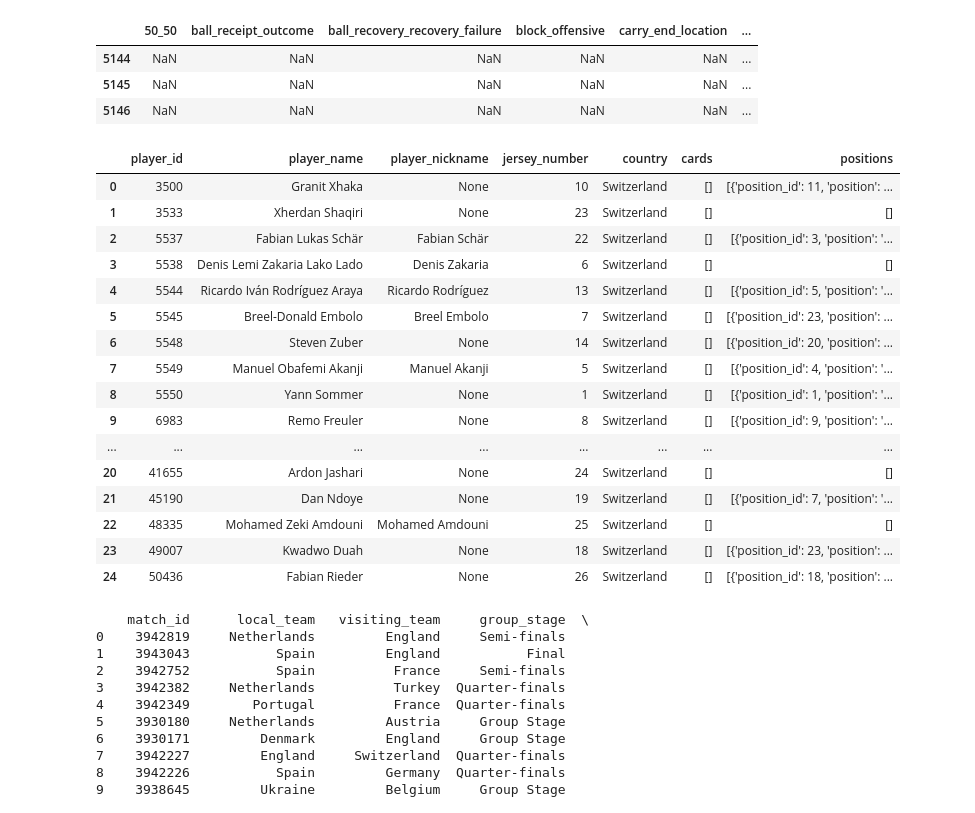
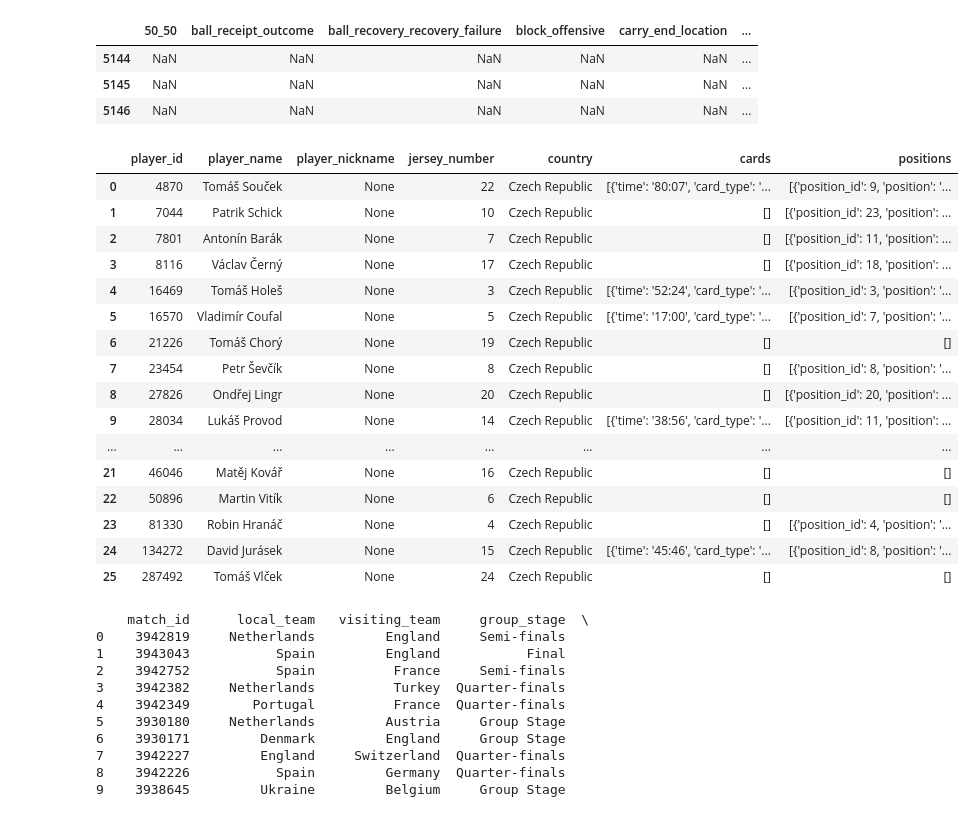
Before and after one commit to Khalil2506/-euro-2024-Data-Analysis, a Jupyter notebook: test.ipynb, the cells around one changed output. Drawn from its saved outputs; the diff is of its cells as text; code cells hidden in the pictures.

```diff
--- a/test.ipynb
+++ b/test.ipynb
@@ -140,26 +141,26 @@ events_euro[events_euro['shot_type']=='Penalty'].head(3)
 | 5145 | NaN | NaN | NaN | NaN | NaN | ... |
 | 5146 | NaN | NaN | NaN | NaN | NaN | ... |
 # %%
-f_euro_p = sb.lineups(match_id=3940878)['Switzerland']
+f_euro_p = sb.lineups(match_id=3938642)['Czech Republic']
 f_euro_p
 # %% [output]
 |  | player_id | player_name | player_nickname | jersey_number | country | cards | positions |
-| 0 | 3500 | Granit Xhaka | None | 10 | Switzerland | [] | [{'position_id': 11, 'position': ... |
-| 1 | 3533 | Xherdan Shaqiri | None | 23 | Switzerland | [] | [] |
-| 2 | 5537 | Fabian Lukas Schär | Fabian Schär | 22 | Switzerland | [] | [{'position_id': 3, 'position': '... |
-| 3 | 5538 | Denis Lemi Zakaria Lako Lado | Denis Zakaria | 6 | Switzerland | [] | [] |
-| 4 | 5544 | Ricardo Iván Rodríguez Araya | Ricardo Rodríguez | 13 | Switzerland | [] | [{'position_id': 5, 'position': '... |
-| 5 | 5545 | Breel-Donald Embolo | Breel Embolo | 7 | Switzerland | [] | [{'position_id': 23, 'position': ... |
-| 6 | 5548 | Steven Zuber | None | 14 | Switzerland | [] | [{'position_id': 20, 'position': ... |
-| 7 | 5549 | Manuel Obafemi Akanji | Manuel Akanji | 5 | Switzerland | [] | [{'position_id': 4, 'position': '... |
-| 8 | 5550 | Yann Sommer | None | 1 | Switzerland | [] | [{'position_id': 1, 'position': '... |
-| 9 | 6983 | Remo Freuler | None | 8 | Switzerland | [] | [{'position_id': 9, 'position': '... |
+| 0 | 4870 | Tomáš Souček | None | 22 | Czech Republic | [{'time': '80:07', 'card_type': '... | [{'position_id': 9, 'position': '... |
+| 1 | 7044 | Patrik Schick | None | 10 | Czech Republic | [] | [{'position_id': 23, 'position': ... |
+| 2 | 7801 | Antonín Barák | None | 7 | Czech Republic | [] | [{'position_id': 11, 'position': ... |
+| 3 | 8116 | Václav Černý | None | 17 | Czech Republic | [] | [{'position_id': 18, 'position': ... |
+| 4 | 16469 | Tomáš Holeš | None | 3 | Czech Republic | [{'time': '52:24', 'card_type': '... | [{'position_id': 3, 'position': '... |
+| 5 | 16570 | Vladimír Coufal | None | 5 | Czech Republic | [{'time': '17:00', 'card_type': '... | [{'position_id': 7, 'position': '... |
+| 6 | 21226 | Tomáš Chorý | None | 19 | Czech Republic | [] | [] |
+| 7 | 23454 | Petr Ševčík | None | 8 | Czech Republic | [] | [{'position_id': 8, 'position': '... |
+| 8 | 27826 | Ondřej Lingr | None | 20 | Czech Republic | [] | [{'position_id': 20, 'position': ... |
+| 9 | 28034 | Lukáš Provod | None | 14 | Czech Republic | [{'time': '38:56', 'card_type': '... | [{'position_id': 11, 'position': ... |
 | ... | ... | ... | ... | ... | ... | ... | ... |
-| 20 | 41655 | Ardon Jashari | None | 24 | Switzerland | [] | [] |
-| 21 | 45190 | Dan Ndoye | None | 19 | Switzerland | [] | [{'position_id': 7, 'position': '... |
-| 22 | 48335 | Mohamed Zeki Amdouni | Mohamed Amdouni | 25 | Switzerland | [] | [] |
-| 23 | 49007 | Kwadwo Duah | None | 18 | Switzerland | [] | [{'position_id': 23, 'position': ... |
-| 24 | 50436 | Fabian Rieder | None | 26 | Switzerland | [] | [{'position_id': 18, 'position': ... |
+| 21 | 46046 | Matěj Kovář | None | 16 | Czech Republic | [] | [] |
+| 22 | 50896 | Martin Vitík | None | 6 | Czech Republic | [] | [] |
+| 23 | 81330 | Robin Hranáč | None | 4 | Czech Republic | [] | [{'position_id': 4, 'position': '... |
+| 24 | 134272 | David Jurásek | None | 15 | Czech Republic | [{'time': '45:46', 'card_type': '... | [{'position_id': 8, 'position': '... |
+| 25 | 287492 | Tomáš Vlček | None | 24 | Czech Republic | [] | [] |
 # %%
 def tarjetas_amarillas_por_partido(id_competencia, id_season):
     # Obtener todos los partidos de la competencia
```
Also changed, not shown: parts of 4 cells of this notebook, 1 other file.
